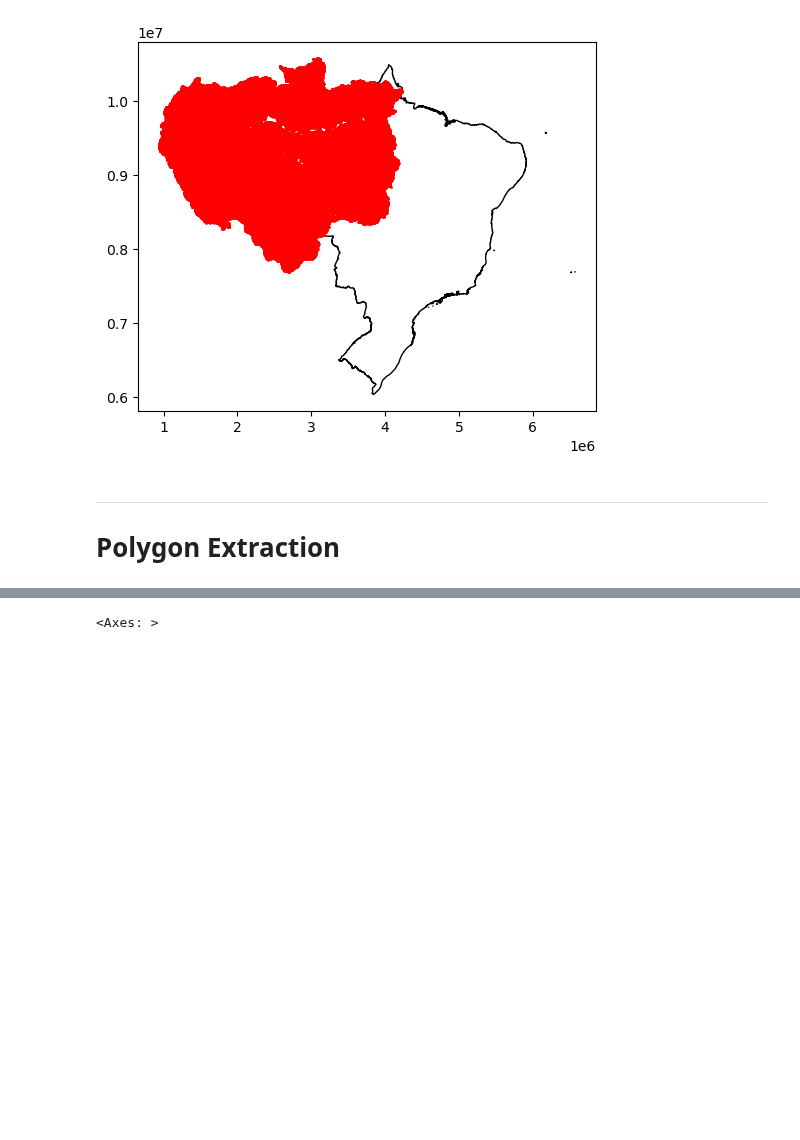
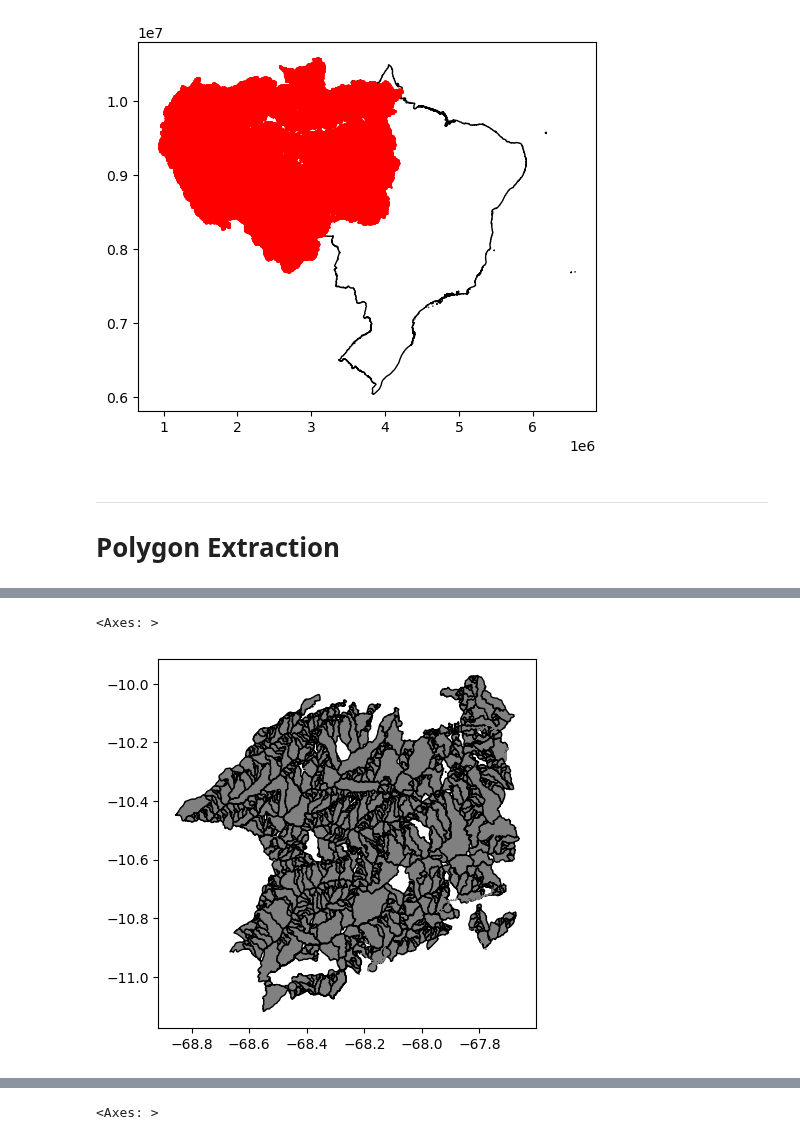
Before and after one commit to felixschulz385/Masterthesis, a Jupyter notebook: code/experiments/final_experiments.ipynb, the cells around one changed output, grey strips where cells are left out. Cells and saved outputs as stored; diff of their text form; code cells hidden in the pictures; blank space fills up the shorter version.

Commit message:
Added extraction workflow

```diff
--- a/code/experiments/final_experiments.ipynb
+++ b/code/experiments/final_experiments.ipynb
@@ -438,4 +271,8 @@ year = 1991
 # %%
-# load land cover data
-lc_t = rxr.open_rasterio(f"/pfs/work7/workspace/scratch/tu_zxobe27-master_thesis/data/land_cover/raw/lc_mapbiomas8_30/mapbiomas_brasil_coverage_{year}.tif", chunks=True).squeeze()
-lc_t_1 = rxr.open_rasterio(f"/pfs/work7/workspace/scratch/tu_zxobe27-master_thesis/data/land_cover/raw/lc_mapbiomas8_30/mapbiomas_brasil_coverage_{year-1}.tif", chunks=True).squeeze()
+for year in range(1985, 2023):
+    # load land cover data
+    lc_t = rxr.open_rasterio(f"/pfs/work7/workspace/scratch/tu_zxobe27-master_thesis/data/land_cover/raw/lc_mapbiomas8_30/mapbiomas_brasil_coverage_{year}.tif", chunks=True).squeeze()
+    # clip land cover data
+    lc_t_subset = lc_t.rio.clip_box(*expand_bounds(extracted_drainage_polygons.loc[grid_id].total_bounds))
+    # extract raw pixel values
+    c_extracted[year] = {i: lc_t_subset.values[polygons_raster[i].astype(bool).todense()] for i in range(len(polygons_raster))}
@@ -448,0 +279,30 @@ lc_t_1_subset = lc_t_1.rio.clip_box(*expand_bounds(polygons.total_bounds))
+# %%
+for year in range(1986, 2023):
+    # calculate land cover and deforestation data
+    c_extracted_processed = [extract(c_extracted[year][i], c_extracted[year-1][i]) for i in range(len(polygons_raster))]
+
+    ## post-process land cover data
+    # prepare dataframe
+    lc_df = pd.DataFrame(columns = legend.ID, index = extracted_drainage_polygons.loc[grid_id].index)
+    # fill dataframe
+    for i in range(len(c_extracted_processed)):
+        lc_df.loc[indices[i], c_extracted_processed[i][0][0]] = c_extracted_processed[i][0][1]
+    # fill missing values with 0 and calculate total area
+    lc_df = lc_df.fillna(0)
+    lc_df["total"] = lc_df.sum(axis=1)
+
+    # sum columns based on IDs and create new columns with names from the dictionary
+    for name, id_ in class_labels.items():
+        lc_df[name] = lc_df[id_].sum(axis=1)
+
+    ## post-process deforestation data
+    df_df = pd.DataFrame().from_dict({indices[i]: c_extracted_processed[i][1] for i in range(len(c_extracted_processed))},
+                                    orient = "index",
+                                    columns = ["deforestation", "deforestation_f", "deforestation_p", "deforestation_a", "deforestation_u", "deforestation_m"])
+
+    # merge dataframes
+    out_df = pd.concat([lc_df, df_df], axis=1)
+    # add year and grid_id
+    out_df["year"] = year; out_df["grid_id"] = grid_id
+    # set index
+    out_df = out_df.reset_index().set_index(["grid_id", "index"])
@@ -448,0 +342,7 @@ lc_t_1_subset = lc_t_1.rio.clip_box(*expand_bounds(polygons.total_bounds))
+# %%
+test = extracted_drainage_polygons.loc[grid_id].join(out_df)
+# %%
+test.plot(color="grey", edgecolor="black")
+# %% [output]
+<Axes: >
+[figure, added]
```
Also changed, not shown: parts of 68 cells of this notebook, 7 other files.
